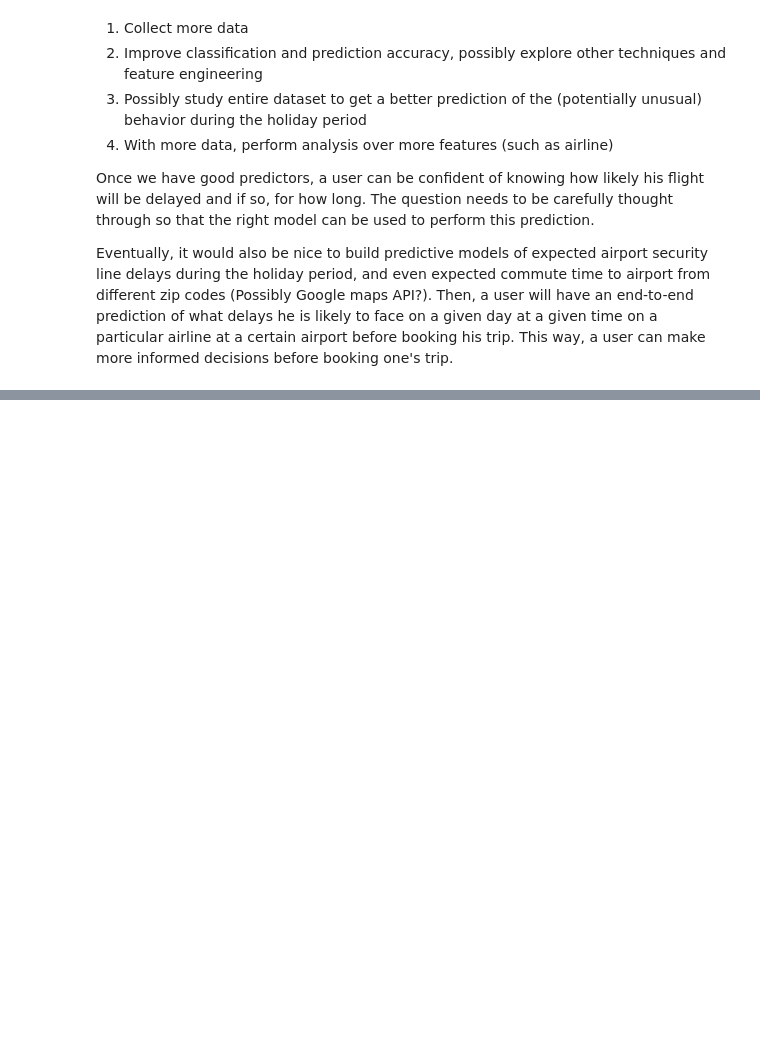
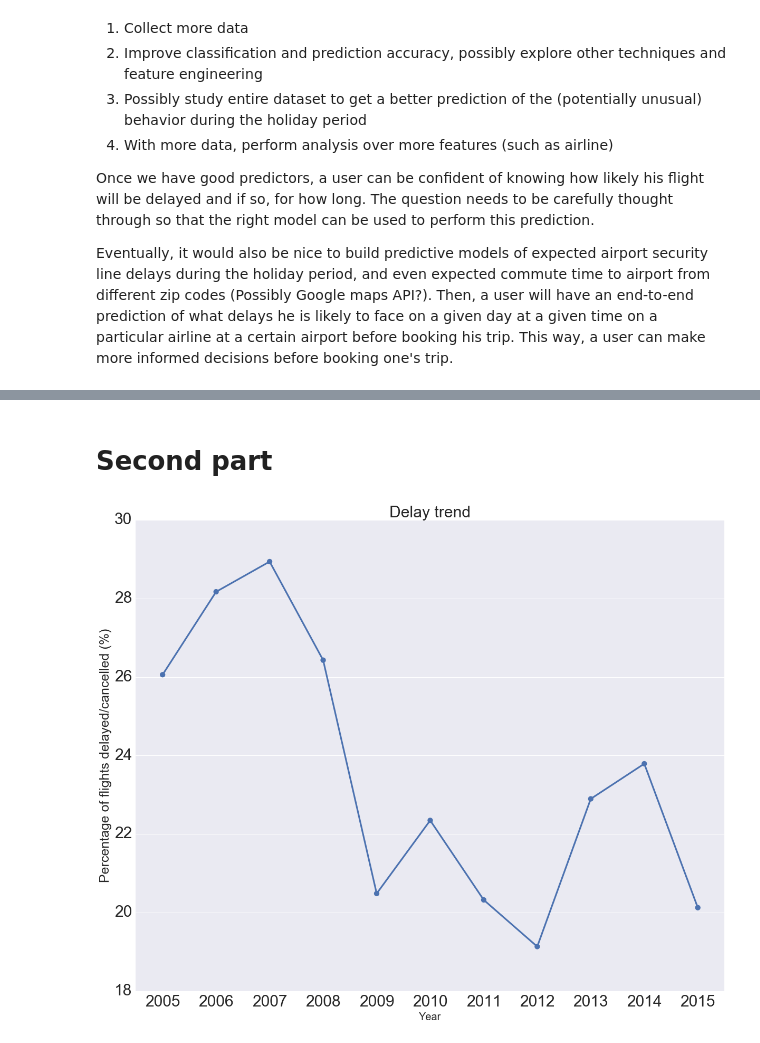
Before and after one commit to harisk87/AirlineDelays, a Jupyter notebook: Airline Delay.ipynb, the cells around one changed output, grey strips where cells are left out. Saved outputs shown, nothing was run; the diff lists cells and outputs as text; code cells hidden in the pictures; blank space fills up the shorter version.

```diff
--- a/Airline Delay.ipynb
+++ b/Airline Delay.ipynb
@@ -616,0 +660,25 @@ Eventually, it would also be nice to build predictive models of expected airport
+# %% [markdown]
+# Second part
+# %%
+air_df = pd.read_pickle('air_df_full')
+# %%
+air_df['DEL_OR_CANC'] = air_df['ARR_DEL15']+air_df['CANCELLED']
+# %%
+del_per = air_df['DEL_OR_CANC'].groupby(air_df['YEAR']).apply(lambda x: 100*x.sum()/x.count())
+# %%
+del_per = del_per[:-1]
+# %%
+fig = plt.figure(figsize=(20, 16))
+sns.pointplot(x=del_per.index,y=del_per.values)
+plt.xticks(fontsize = 30)
+plt.yticks(fontsize = 30)
+plt.xlabel('Year',fontsize=20)
+plt.title('Delay trend',fontsize=30)
+frame1 = plt.gca()
+plt.ylabel('Percentage of flights delayed/cancelled (%)',fontsize=25)
+#plt.legend(fontsize = 20)
+#frame1.axes.get_yaxis().set_ticks([])
+plt.savefig('DelayTrend.png')
+plt.show()
+# %% [output]
+[figure, added]
```
Also changed, not shown: parts of 32 cells of this notebook, 6 other files.
